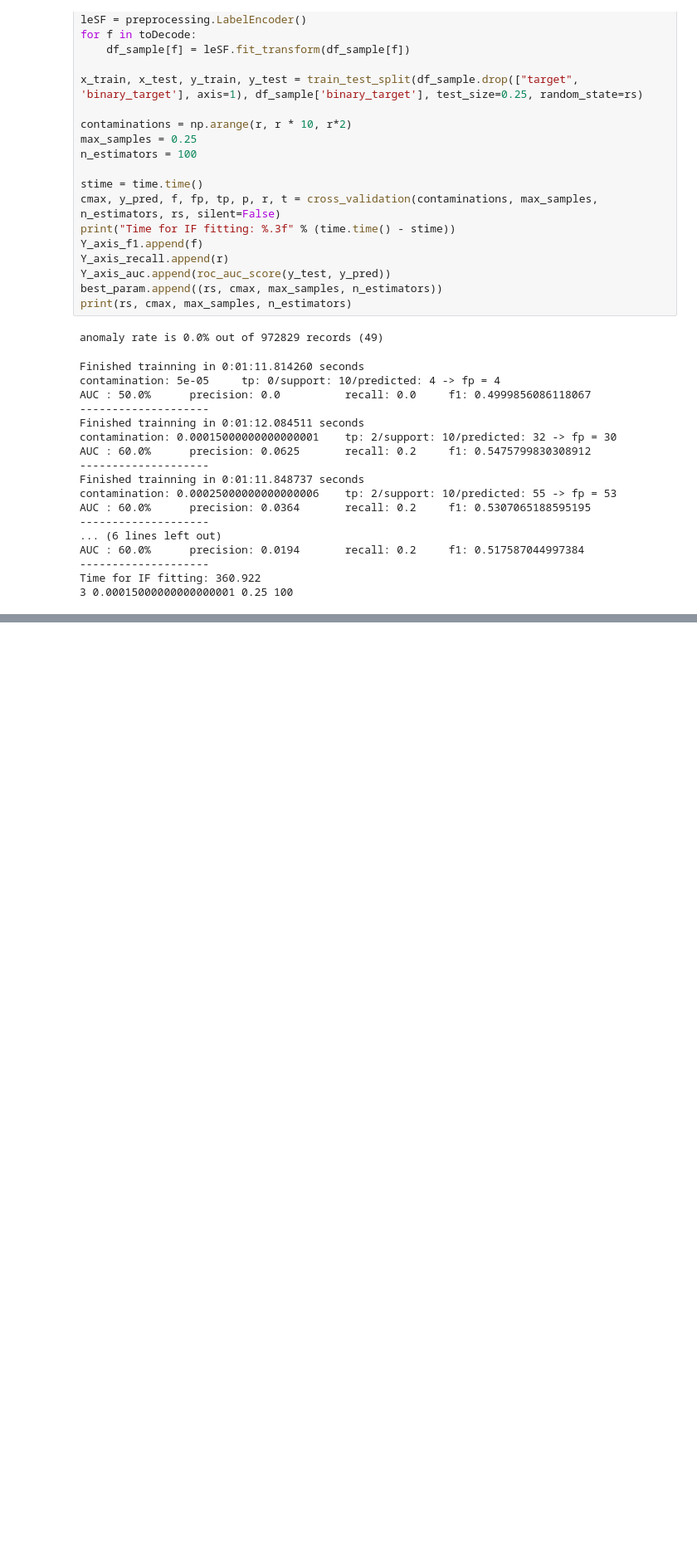
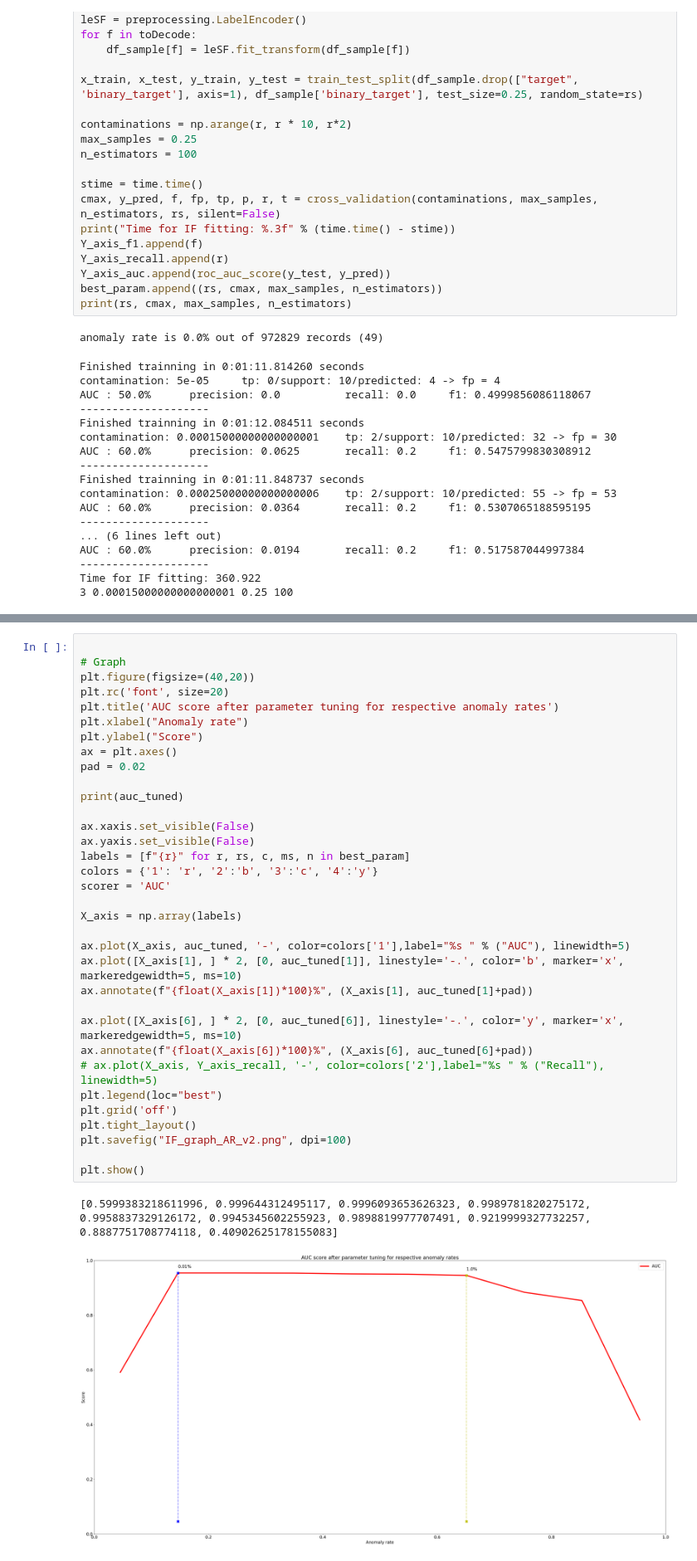
Before and after one commit to Thanhphan1147/kddcup_benchmark, a Jupyter notebook: notebook/Influence of anomaly rate on algorithm's performance.ipynb, the cells around one changed output, grey strips where cells are left out. Shown at 83% size. Saved outputs shown, nothing was run; the diff lists cells and outputs as text; blank space fills up the shorter version.

Commit message:
changes to AR graph

```diff
--- a/notebook/Influence of anomaly rate on algorithm's performance.ipynb
+++ b/notebook/Influence of anomaly rate on algorithm's performance.ipynb
@@ -1497,0 +1459,37 @@ Time for IF fitting: 171.798
+# %%
+
+# Graph
+plt.figure(figsize=(40,20))
+plt.rc('font', size=20)
+plt.title('AUC score after parameter tuning for respective anomaly rates')
+plt.xlabel("Anomaly rate")
+plt.ylabel("Score")
+ax = plt.axes()
+pad = 0.02
+
+print(auc_tuned)
+
+ax.xaxis.set_visible(False)
+ax.yaxis.set_visible(False)
+labels = [f"{r}" for r, rs, c, ms, n in best_param]
+colors = {'1': 'r', '2':'b', '3':'c', '4':'y'}
+scorer = 'AUC'
+
+X_axis = np.array(labels)
+
+ax.plot(X_axis, auc_tuned, '-', color=colors['1'],label="%s " % ("AUC"), linewidth=5)
+ax.plot([X_axis[1], ] * 2, [0, auc_tuned[1]], linestyle='-.', color='b', marker='x', markeredgewidth=5, ms=10)
+ax.annotate(f"{float(X_axis[1])*100}%", (X_axis[1], auc_tuned[1]+pad))
+
+ax.plot([X_axis[6], ] * 2, [0, auc_tuned[6]], linestyle='-.', color='y', marker='x', markeredgewidth=5, ms=10)
+ax.annotate(f"{float(X_axis[6])*100}%", (X_axis[6], auc_tuned[6]+pad))
+# ax.plot(X_axis, Y_axis_recall, '-', color=colors['2'],label="%s " % ("Recall"), linewidth=5)
+plt.legend(loc="best")
+plt.grid('off')
+plt.tight_layout()
+plt.savefig("IF_graph_AR_v2.png", dpi=100)
+
+plt.show()
+# %% [output]
+[0.5999383218611996, 0.999644312495117, 0.9996093653626323, 0.9989781820275172, 0.9958837329126172, 0.9945345602255923, 0.9898819977707491, 0.9219999327732257, 0.8887751708774118, 0.40902625178155083]
+[figure, added]
```
Also changed, not shown: parts of 1 cell of this notebook, 1 other file.
